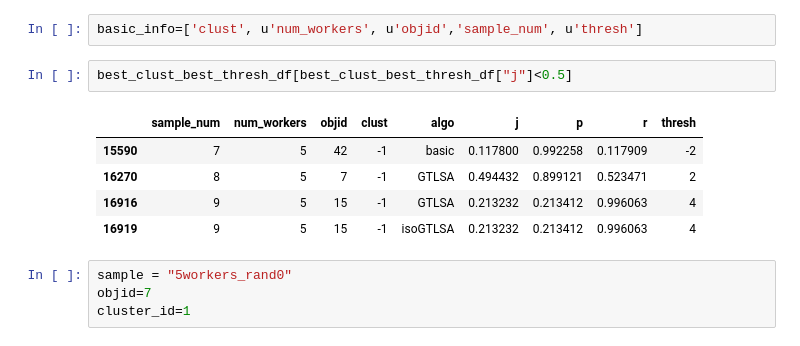
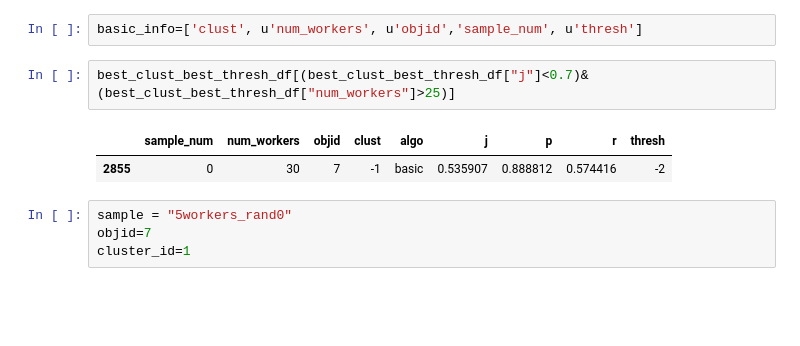
Before and after one commit to cognoscentai/segmentation, a Jupyter notebook: ipynb/PixelBasedGroundTruthExperiment-WithCluster.ipynb, the cells around one changed output. Saved outputs shown, nothing was run; the diff lists cells and outputs as text; blank space fills up the shorter version.

```diff
--- a/ipynb/PixelBasedGroundTruthExperiment-WithCluster.ipynb
+++ b/ipynb/PixelBasedGroundTruthExperiment-WithCluster.ipynb
@@ -236,13 +236,10 @@ plt.title("Ground truth EM Clust Thresh Comparison",fontsize=13)
 # %%
 basic_info=['clust', u'num_workers', u'objid','sample_num', u'thresh']
 # %%
-best_clust_best_thresh_df[best_clust_best_thresh_df["j"]<0.5]
+best_clust_best_thresh_df[(best_clust_best_thresh_df["j"]<0.7)&(best_clust_best_thresh_df["num_workers"]>25)]
 # %% [output]
 |  | sample_num | num_workers | objid | clust | algo | j | p | r | thresh |
-| 15590 | 7 | 5 | 42 | -1 | basic | 0.117800 | 0.992258 | 0.117909 | -2 |
-| 16270 | 8 | 5 | 7 | -1 | GTLSA | 0.494432 | 0.899121 | 0.523471 | 2 |
-| 16916 | 9 | 5 | 15 | -1 | GTLSA | 0.213232 | 0.213412 | 0.996063 | 4 |
-| 16919 | 9 | 5 | 15 | -1 | isoGTLSA | 0.213232 | 0.213412 | 0.996063 | 4 |
+| 2855 | 0 | 30 | 7 | -1 | basic | 0.535907 | 0.888812 | 0.574416 | -2 |
 # %%
 sample = "5workers_rand0"
 objid=7
```
Also changed, not shown: parts of 9 cells of this notebook, 1 other file.
